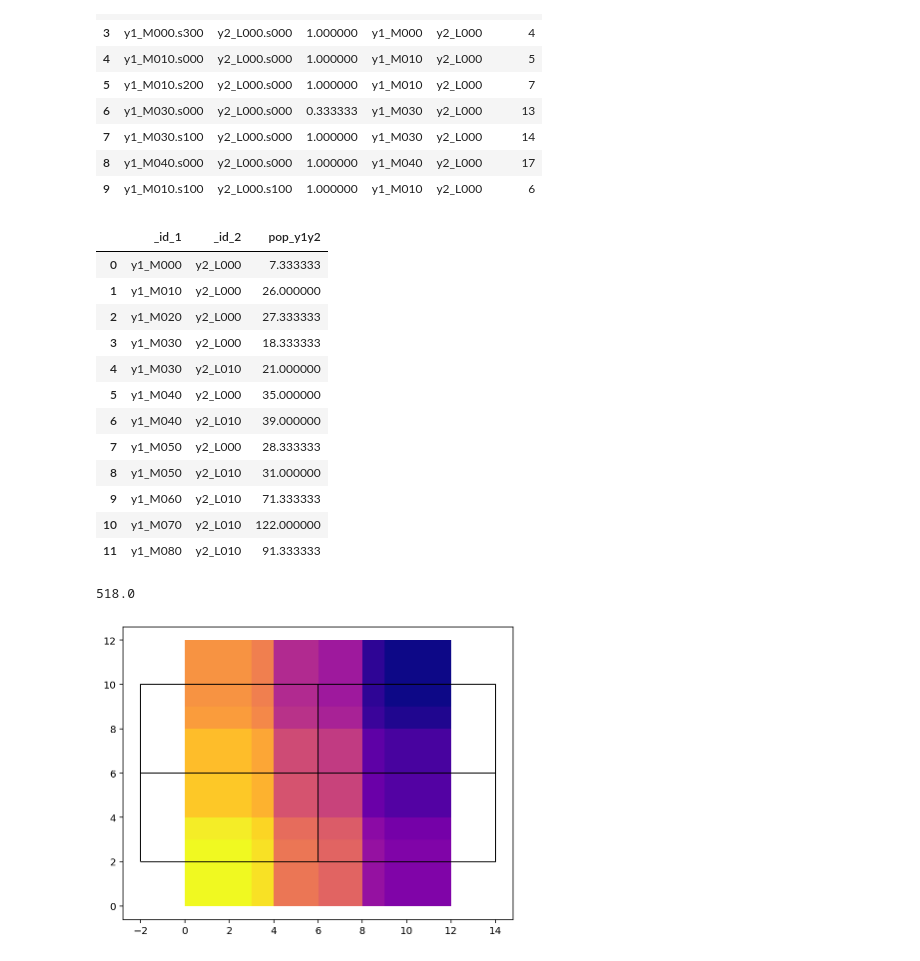
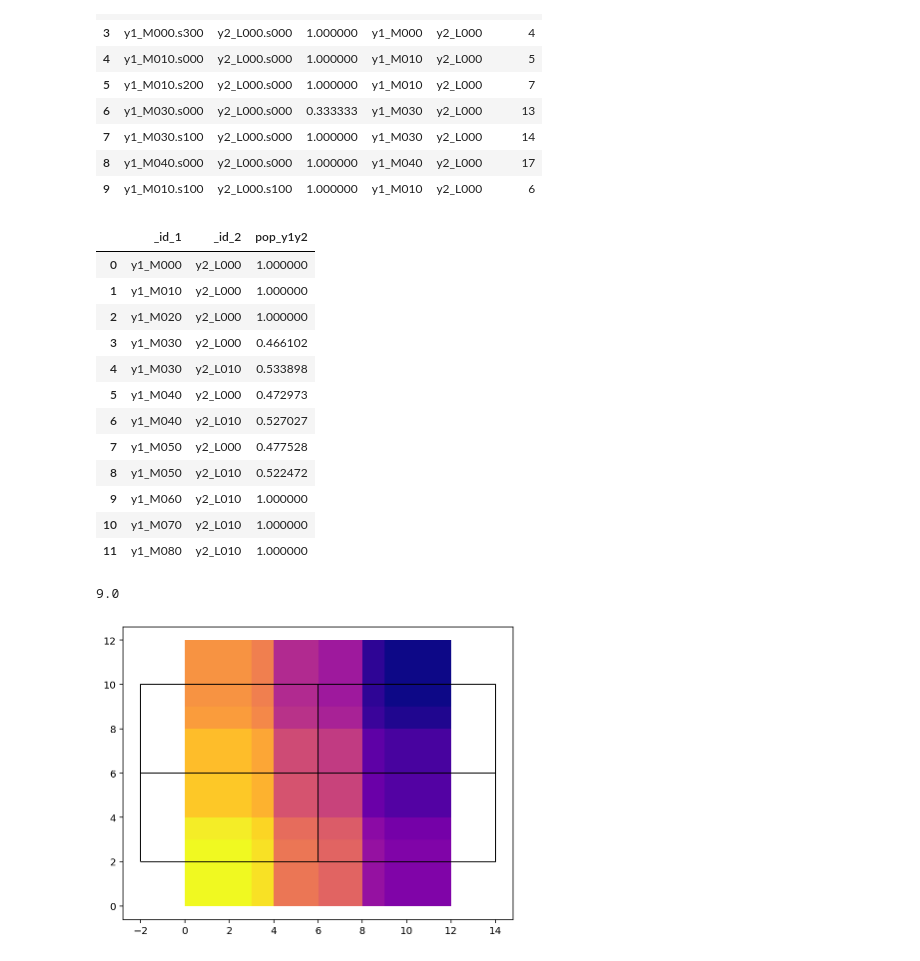
Before and after one commit to ipums/nhgisxwalk, a Jupyter notebook: notebooks/synthetic-example.ipynb, the cells around one changed output. Saved outputs shown, nothing was run; the diff lists cells and outputs as text; code cells hidden in the pictures.

```diff
--- a/notebooks/synthetic-example.ipynb
+++ b/notebooks/synthetic-example.ipynb
@@ -468,30 +461,31 @@ small_xwalk.head(10)
 # %%
 atom_df = nhgisxwalk.calculate_atoms(
     small_xwalk,
     weight="wt",
     input_var="pop_y1",
     sum_var="pop_y1y2",
+    source_id="_id_1",
     groupby_cols=["_id_1", "_id_2"]
 )
 atom_df
 # %% [output]
 |  | _id_1 | _id_2 | pop_y1y2 |
-| 0 | y1_M000 | y2_L000 | 7.333333 |
-| 1 | y1_M010 | y2_L000 | 26.000000 |
-| 2 | y1_M020 | y2_L000 | 27.333333 |
-| 3 | y1_M030 | y2_L000 | 18.333333 |
-| 4 | y1_M030 | y2_L010 | 21.000000 |
-| 5 | y1_M040 | y2_L000 | 35.000000 |
-| 6 | y1_M040 | y2_L010 | 39.000000 |
-| 7 | y1_M050 | y2_L000 | 28.333333 |
-| 8 | y1_M050 | y2_L010 | 31.000000 |
-| 9 | y1_M060 | y2_L010 | 71.333333 |
-| 10 | y1_M070 | y2_L010 | 122.000000 |
-| 11 | y1_M080 | y2_L010 | 91.333333 |
+| 0 | y1_M000 | y2_L000 | 1.000000 |
+| 1 | y1_M010 | y2_L000 | 1.000000 |
+| 2 | y1_M020 | y2_L000 | 1.000000 |
+| 3 | y1_M030 | y2_L000 | 0.466102 |
+| 4 | y1_M030 | y2_L010 | 0.533898 |
+| 5 | y1_M040 | y2_L000 | 0.472973 |
+| 6 | y1_M040 | y2_L010 | 0.527027 |
+| 7 | y1_M050 | y2_L000 | 0.477528 |
+| 8 | y1_M050 | y2_L010 | 0.522472 |
+| 9 | y1_M060 | y2_L010 | 1.000000 |
+| 10 | y1_M070 | y2_L010 | 1.000000 |
+| 11 | y1_M080 | y2_L010 | 1.000000 |
 # %%
 atom_df["pop_y1y2"].sum()
 # %% [output]
-518.0
+9.0
 # %%
 base = year1_small.plot(figsize=(7,7), cmap="plasma_r", column="pop_y1", zorder=0)
 year2_small.plot(ax=base, fc="None", ec="k");
```
Also changed, not shown: parts of 11 cells of this notebook, 4 other files.
